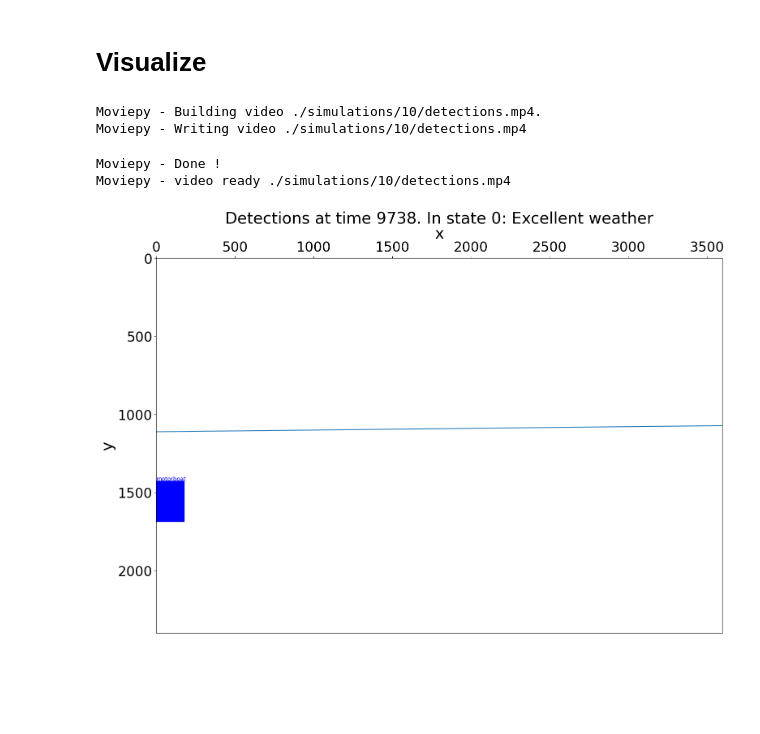
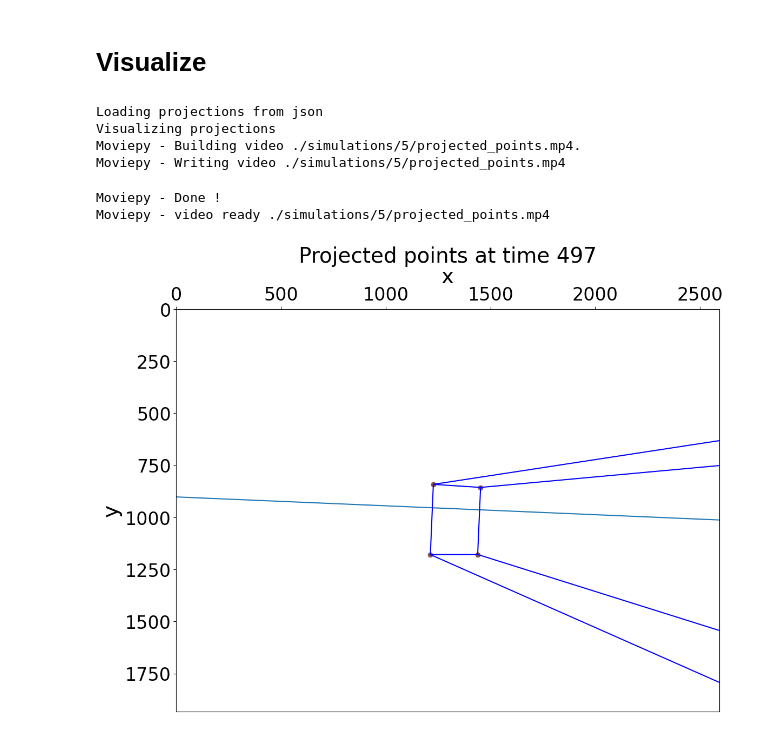
Before and after one commit to andreajessen/MODSIM, a Jupyter notebook: src/MODSIM_w_dsg.ipynb, the cells around one changed output. Drawn from its saved outputs; the diff is of its cells as text; code cells hidden in the pictures; blank space fills up the shorter version.

```diff
--- a/src/MODSIM_w_dsg.ipynb
+++ b/src/MODSIM_w_dsg.ipynb
@@ -25,6 +26,15 @@ T_END = 10000
 VISUALIZE=True
 MIN_NUM_VESSELS = 1
 ANNOTATION_MODE = 2
+# %%
+NO_WAVES = 0
+SMALL_WAVES = 1
+MEDIUM_WAVES = 2
+LARGE_WAVES = 3
+HUGE_WAVES = 4
+
+
+WAVE_SIZE = SMALL_WAVES # int from 0-4
 # %%
 # Find folder to save simultation trial to
 simulation_folder = find_path_to_next_simulation()
@@ -65,7 +75,7 @@ if CAMERA_TYPE == STATIC_LEGACY:
     ##### Static Camera #####
     # Create simple legacy camera and place it in the dynamic scene
     camera = create_and_place_simple_legacy_camera(dsg.get_larges_radius(), dsg.get_path_centre())
-    camera_rig = CameraRig(camera, include_wave=False)
+    camera_rig = CameraRig(camera, wave_size=WAVE_SIZE)
 # %%
 if CAMERA_TYPE == DYNAMIC:
     ###### Dynamic Camera ######
@@ -84,7 +94,33 @@ if CAMERA_TYPE == DYNAMIC:
 
     camera = VirtualCamera(focal_length, px, py, principal_point, image_bounds)
     camera.place_camera_on_vessel(pos_vcf, roll_vcf, pitch_vcf, yaw_vcf)
-    camera_rig = CameraRig(camera, vessel)
+    camera_rig = CameraRig(camera, vessel, wave_size=WAVE_SIZE)
+# %%
+if CAMERA_TYPE == DYNAMIC_CORAL_CAMERA:
+    # https://www.tme.eu/Document/3e25990c825098a96a442d65b17c6632/CORAL-CAMERA-5MP.pdf
+    ###### Dynamic Camera ######
+    # Intrinsics
+    # NB! Make sure everything is in meters
+    focal_length = 2.5*10**-3
+    image_bounds = (2592, 1933) # Pixels (x,y)
+    #film_size = (1.4*10**-3, 1.4*10**-3)
+    px = 1.4*10**-6
+    py = 1.4*10**-6
+    #px = 2*10**-6
+    #py = 2*10**-6
+    principal_point = (image_bounds[0]/2,image_bounds[1]/2)
+    width_of_sensor = 36*10**-3 # Width of sensor
+
+    # Position
+    roll_vcf = 0
+    yaw_vcf = 0
+    pitch_vcf = np.pi/200
+    vessel = vessels[3]
+    pos_vcf = np.array([vessel.get_length()/2, 0, vessel.get_air_draft()/2])
+
+    camera = VirtualCamera(focal_length, px, py, principal_point, image_bounds)
+    camera.place_camera_on_vessel(pos_vcf, roll_vcf, pitch_vcf, yaw_vcf)
+    camera_rig = CameraRig(camera, vessel, wave_size=WAVE_SIZE)
 # %% [markdown]
 # Perform time steps
 # %%
@@ -114,21 +150,23 @@ In state 0: Excellent weather
 # %%
 # Visualize from json files
 if VISUALIZE:
     if CAMERA_TYPE == DYNAMIC:
         x_y_lim = dsg.get_larges_radius() + 250
     else:
         x_y_lim = None
     pps_path = os.path.join(simulation_folder, 'projectedPoints.json')
     annots_path = os.path.join(simulation_folder, 'annotations.json')
     detections_path = os.path.join(simulation_folder, 'detections.json')
     #visualize_dynamic_scene_mov(vessels, folder_path=simulation_folder)
     #visualize_camera_pose_in_dsg_mov(camera_rig, vessels, folder_path=simulation_folder, y_x_lim=x_y_lim)
-    #visualize_projections_json_mov(pps_path, camera_rig.camera.image_bounds, camera_rig.horizon, folder_path=simulation_folder, display_when_min_vessels=MIN_NUM_VESSELS)
+    visualize_projections_json_mov(pps_path, camera_rig.camera.image_bounds, camera_rig.horizon, folder_path=simulation_folder, display_when_min_vessels=MIN_NUM_VESSELS)
     #visualize_annotations_json(annots_path, camera_rig.camera.image_bounds, horizon=camera_rig.horizon, folder_path=simulation_folder, display_when_min_vessels=MIN_NUM_VESSELS)
-    visualize_detections_json(detections_path, camera_rig.camera.image_bounds, horizon=camera_rig.horizon, show_annotations=True, annotations_path=annots_path, folder_path=simulation_folder, display_when_min_vessels=MIN_NUM_VESSELS, temporal_state_history=errorGenerator.temporal_model.previous_states, temporal_state_names=errorGenerator.temporal_model.state_names)
+    #visualize_detections_json(detections_path, camera_rig.camera.image_bounds, horizon=camera_rig.horizon, show_annotations=True, annotations_path=annots_path, folder_path=simulation_folder, display_when_min_vessels=MIN_NUM_VESSELS, temporal_state_history=errorGenerator.temporal_model.previous_states, temporal_state_names=errorGenerator.temporal_model.state_names)
 # %% [output]
-Moviepy - Building video ./simulations/10/detections.mp4.
-Moviepy - Writing video ./simulations/10/detections.mp4
+Loading projections from json
+Visualizing projections
+Moviepy - Building video ./simulations/5/projected_points.mp4.
+Moviepy - Writing video ./simulations/5/projected_points.mp4
 Moviepy - Done !
-Moviepy - video ready ./simulations/10/detections.mp4
+Moviepy - video ready ./simulations/5/projected_points.mp4
-[figure, old version]
+[figure, new version]
```
Also changed, not shown: parts of 5 cells of this notebook.
